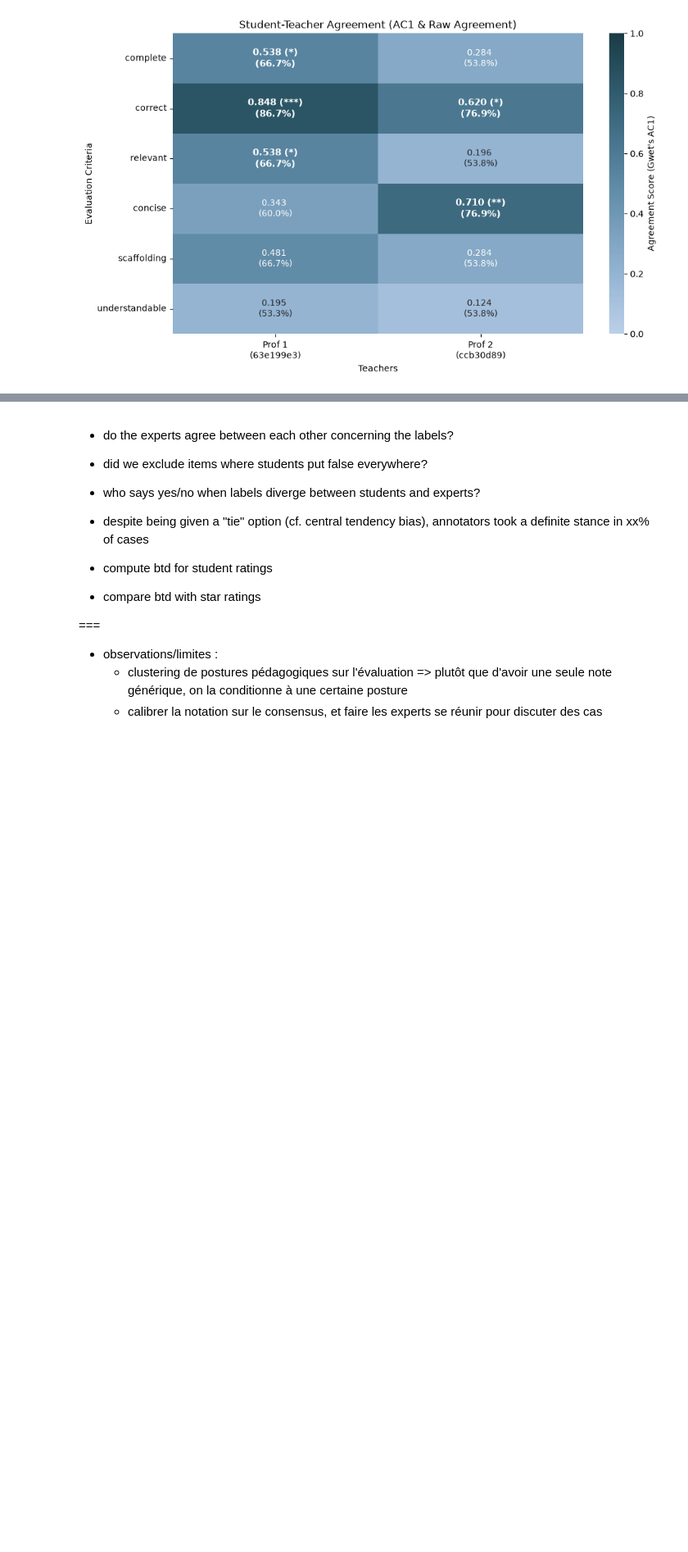
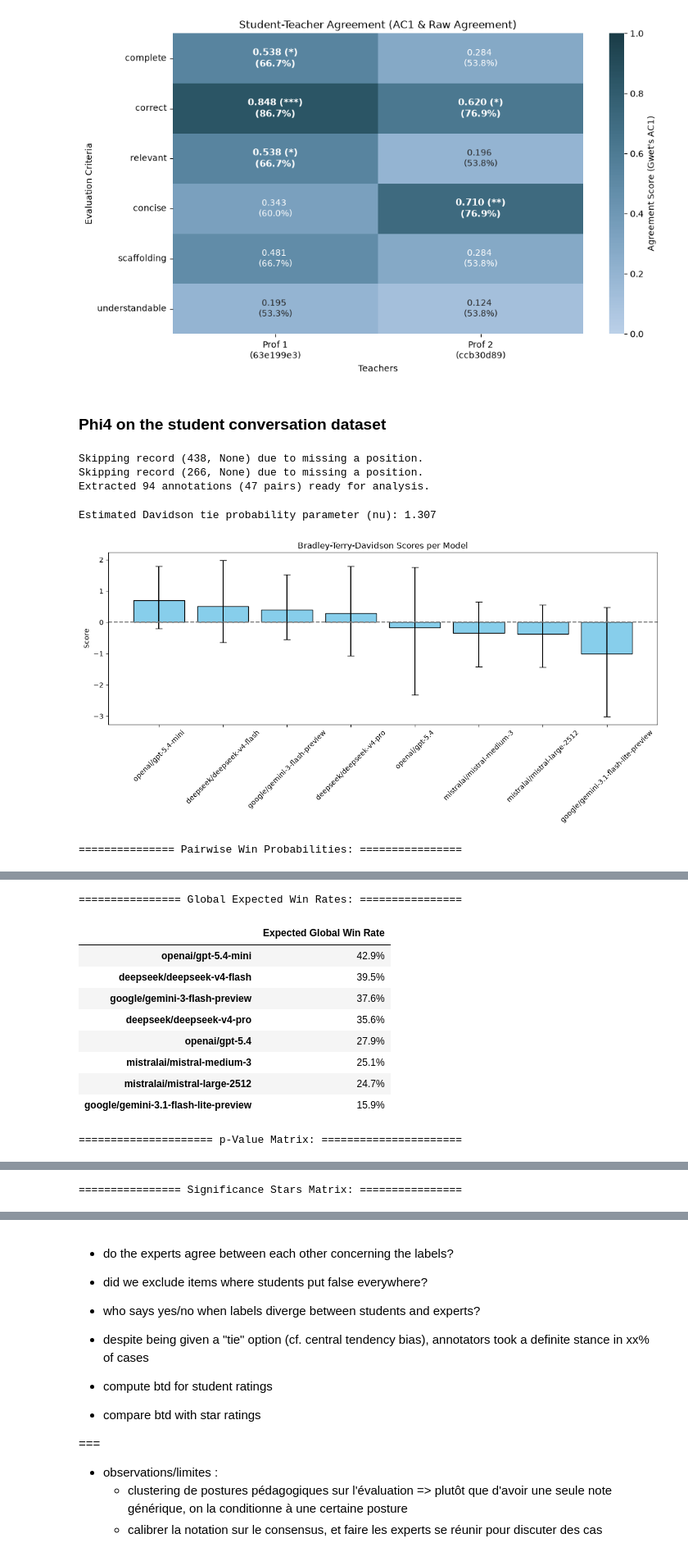
Before and after one commit to mi-1000/LitteratIA_Evaluation, a Jupyter notebook: scripts/compute_metrics.ipynb, the cells around one changed output, grey strips where cells are left out. Shown at 82% size. Cells and saved outputs as stored; diff of their text form; code cells hidden in the pictures; blank space fills up the shorter version.

```diff
--- a/scripts/compute_metrics.ipynb
+++ b/scripts/compute_metrics.ipynb
@@ -656,7 +656,8 @@ def compute_btd_from_annotations(annotations_list):
     bounds = [(None, None)] * (n_models - 1) + [(1e-5, None)]
 
     # Minimize Negative Log-Likelihood using L-BFGS-B optimization algorithm
-    result = minimize(btd_nll, initial_params, method='L-BFGS-B', bounds=bounds)
+    with np.errstate(over='ignore', divide='ignore', invalid='ignore'): # Silently ignore cases when one models wins 100% of the time, leading to division by zero
+        result = minimize(btd_nll, initial_params, method='L-BFGS-B', bounds=bounds)
 
     if not result.success:
         raise RuntimeError(f"BTD optimization failed to converge: {result.message}")
@@ -1320,0 +1401,11 @@ Annotator: ccb30d89-40f2-4fbf-a6d8-e4857692d814
+# %% [markdown]
+### Phi4 on the student conversation dataset
+# %%
+llm_phi4_reactions_scores, llm_phi4_reactions_nu = run_btd_pipeline_llm_as_a_judge(os.path.join("..", "data", "judge_runs", "reactions__phi4.jsonl"), n_iterations=1000)
+# %% [output]
+Skipping record (438, None) due to missing a position.
+Skipping record (266, None) due to missing a position.
+Extracted 94 annotations (47 pairs) ready for analysis.
+Estimated Davidson tie probability parameter (nu): 1.307
+[figure, added]
+=============== Pairwise Win Probabilities: ================
@@ -1320,0 +1421,11 @@ Annotator: ccb30d89-40f2-4fbf-a6d8-e4857692d814
+================ Global Expected Win Rates: ================
+|  | Expected Global Win Rate |
+| openai/gpt-5.4-mini | 42.9% |
+| deepseek/deepseek-v4-flash | 39.5% |
+| google/gemini-3-flash-preview | 37.6% |
+| deepseek/deepseek-v4-pro | 35.6% |
+| openai/gpt-5.4 | 27.9% |
+| mistralai/mistral-medium-3 | 25.1% |
+| mistralai/mistral-large-2512 | 24.7% |
+| google/gemini-3.1-flash-lite-preview | 15.9% |
+===================== p-Value Matrix: ======================
@@ -1320,0 +1441 @@ Annotator: ccb30d89-40f2-4fbf-a6d8-e4857692d814
+================ Significance Stars Matrix: ================
```
Also changed, not shown: parts of 12 cells of this notebook.
